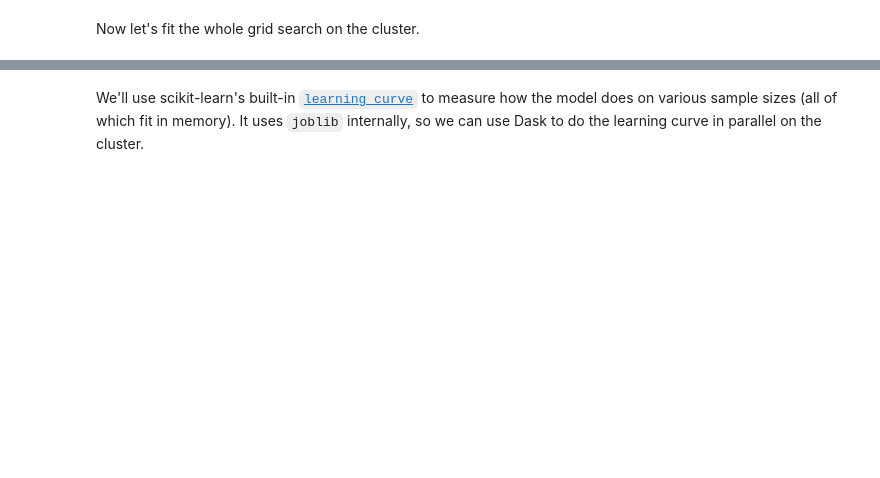
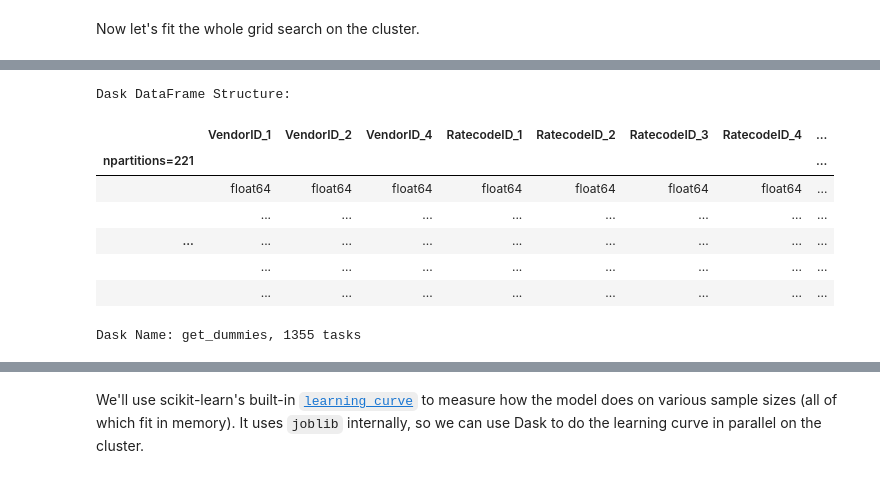
Before and after one commit to TomAugspurger/science-thursday, a Jupyter notebook: scalable-ml.ipynb, the cells around one changed output, grey strips where cells are left out. Cells and saved outputs as stored; diff of their text form; code cells hidden in the pictures; blank space fills up the shorter version.

```diff
--- a/scalable-ml.ipynb
+++ b/scalable-ml.ipynb
@@ -215,0 +347,7 @@ Let's make a very simple / fast to train model.
+# %%
+df2 = df.dropna().astype(dtypes).persist()
+wait(df2)
+df2 = df2.repartition(partition_size="50 Mb")
+
+big_X = df2.drop(["tip_amount", "total_amount"], axis="columns")
+big_y = df2["tip_amount"] > 0
@@ -215,0 +404,17 @@ Let's make a very simple / fast to train model.
+# %%
+# Dummy encode the categorical columns
+onehot_columns = list(big_X.select_dtypes(include="category").columns)
+ohe = dask_ml.preprocessing.OneHotEncoder(
+    sparse=False
+)
+ohe.fit_transform(big_X[onehot_columns])
+# %% [output]
+Dask DataFrame Structure:
+|  | VendorID_1 | VendorID_2 | VendorID_4 | RatecodeID_1 | RatecodeID_2 | RatecodeID_3 | RatecodeID_4 | ... |
+| npartitions=221 |  |  |  |  |  |  |  | ... |
+|  | float64 | float64 | float64 | float64 | float64 | float64 | float64 | ... |
+|  | ... | ... | ... | ... | ... | ... | ... | ... |
+| ... | ... | ... | ... | ... | ... | ... | ... | ... |
+|  | ... | ... | ... | ... | ... | ... | ... | ... |
+|  | ... | ... | ... | ... | ... | ... | ... | ... |
+Dask Name: get_dummies, 1355 tasks
```
Also changed, not shown: parts of 81 cells of this notebook.
